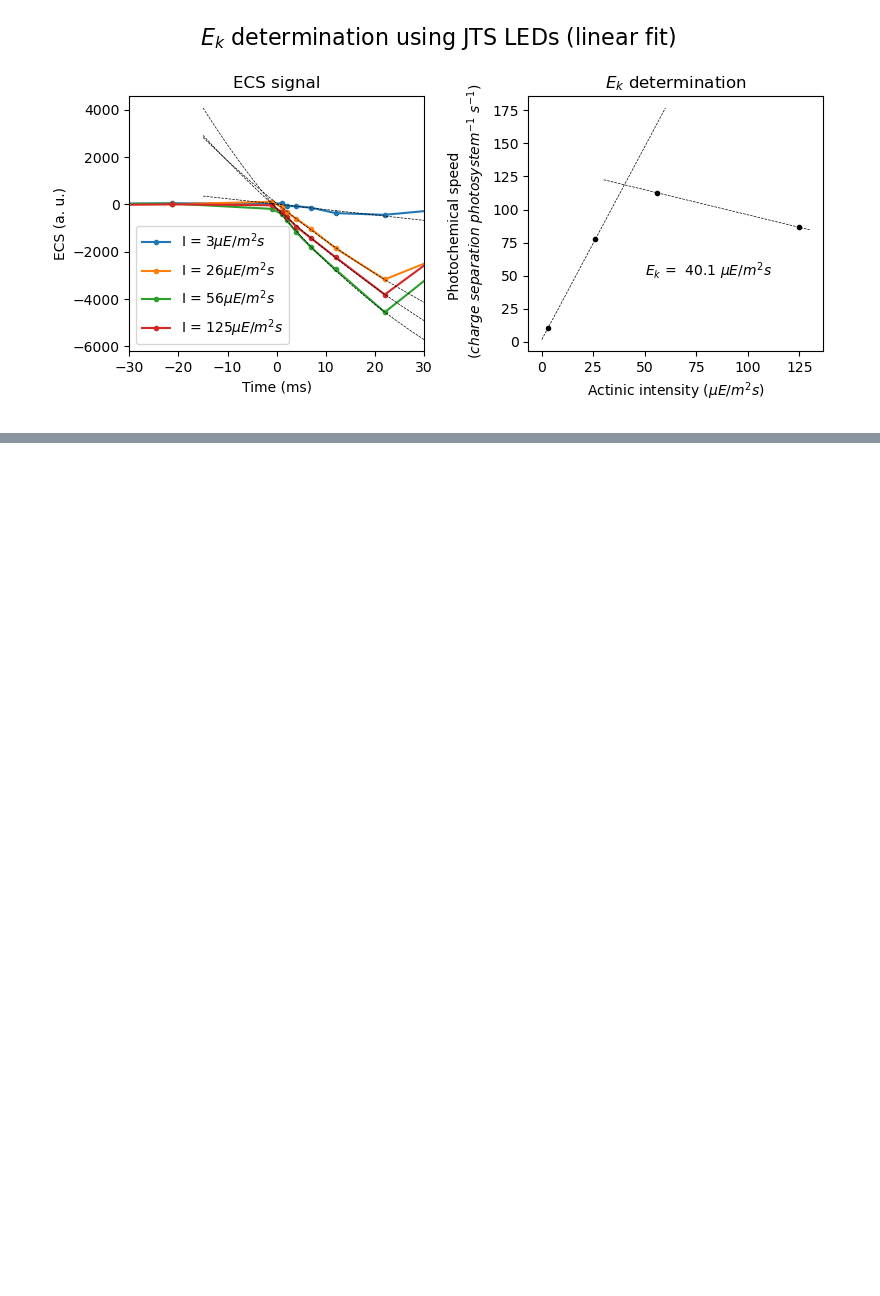
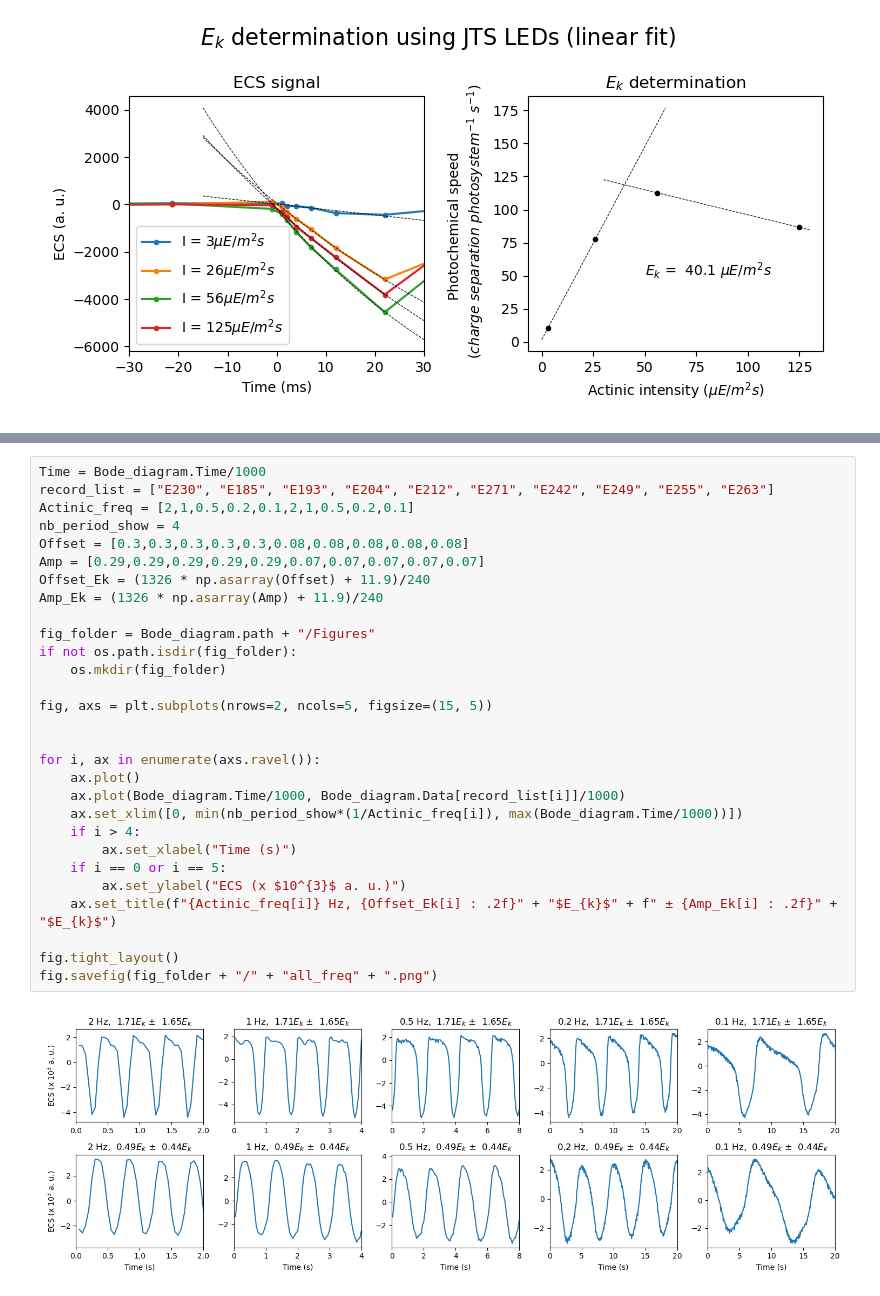
Before and after one commit to orlandomarcelo/DREAM_repo, a Jupyter notebook: Notebooks/test_pipeline.ipynb, the cells around one changed output, grey strips where cells are left out. Cells and saved outputs as stored; diff of their text form; blank space fills up the shorter version.

```diff
--- a/Notebooks/test_pipeline.ipynb
+++ b/Notebooks/test_pipeline.ipynb
@@ -461,0 +483,31 @@ Bode_diagram.Data
+# %%
+Time = Bode_diagram.Time/1000
+record_list = ["E230", "E185", "E193", "E204", "E212", "E271", "E242", "E249", "E255", "E263"]
+Actinic_freq = [2,1,0.5,0.2,0.1,2,1,0.5,0.2,0.1]
+nb_period_show = 4
+Offset = [0.3,0.3,0.3,0.3,0.3,0.08,0.08,0.08,0.08,0.08]
+Amp = [0.29,0.29,0.29,0.29,0.29,0.07,0.07,0.07,0.07,0.07]
+Offset_Ek = (1326 * np.asarray(Offset) + 11.9)/240
+Amp_Ek = (1326 * np.asarray(Amp) + 11.9)/240
+
+fig_folder = Bode_diagram.path + "/Figures"
+if not os.path.isdir(fig_folder):
+    os.mkdir(fig_folder)
+
+fig, axs = plt.subplots(nrows=2, ncols=5, figsize=(15, 5))
+
+
+for i, ax in enumerate(axs.ravel()):
+    ax.plot()
+    ax.plot(Bode_diagram.Time/1000, Bode_diagram.Data[record_list[i]]/1000)
+    ax.set_xlim([0, min(nb_period_show*(1/Actinic_freq[i]), max(Bode_diagram.Time/1000))])
+    if i > 4:
+        ax.set_xlabel("Time (s)")
+    if i == 0 or i == 5:
+        ax.set_ylabel("ECS (x $10^{3}$ a. u.)")
+    ax.set_title(f"{Actinic_freq[i]} Hz, {Offset_Ek[i] : .2f}" + "$E_{k}$" + f" ± {Amp_Ek[i] : .2f}" + "$E_{k}$")
+
+fig.tight_layout()
+fig.savefig(fig_folder + "/" + "all_freq" + ".png")
+# %% [output]
+[figure, added]
```
Also changed, not shown: parts of 13 cells of this notebook, 5 other files.
